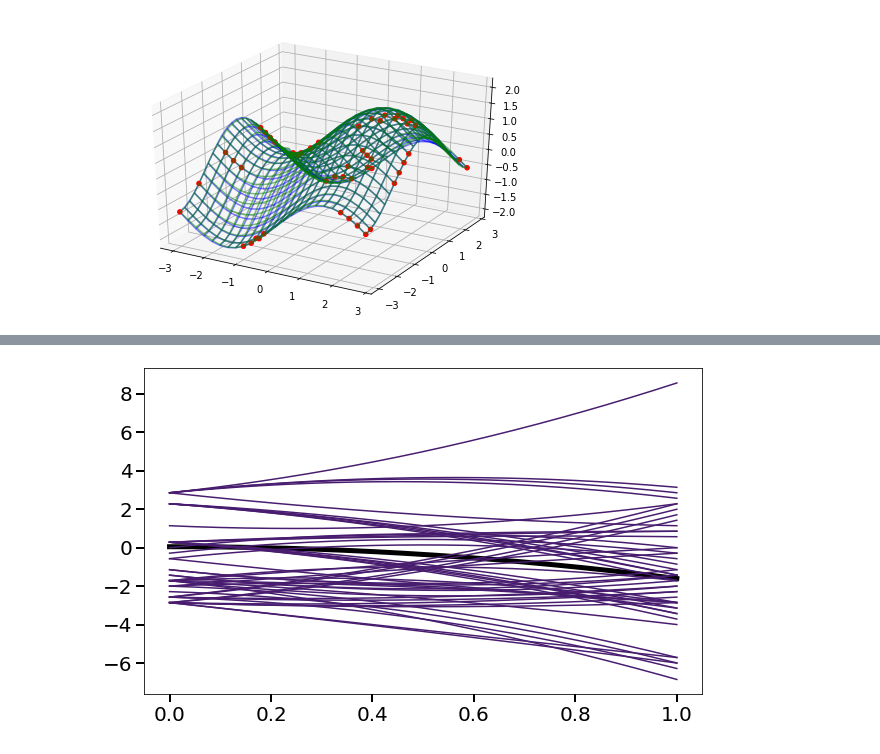
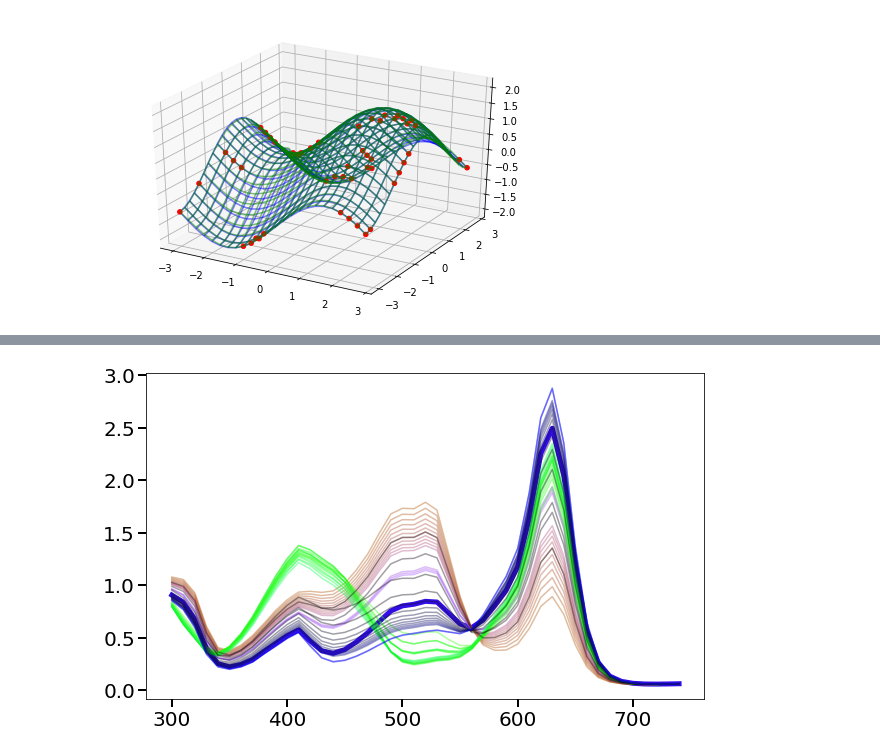
Before and after one commit to REAL-Pipetting/REinforced-Automaton-Learning-REAL-Pipetting, a Jupyter notebook: rlp/UCB/GP_BUCB_Example.ipynb, the cells around one changed output, grey strips where cells are left out. Saved outputs shown, nothing was run; the diff lists cells and outputs as text; code cells hidden in the pictures.

```diff
--- a/rlp/UCB/GP_BUCB_Example.ipynb
+++ b/rlp/UCB/GP_BUCB_Example.ipynb
@@ -164,7 +246,7 @@ df
 # %% [markdown]
 # UCB1
 # %%
-def ucb1_policy(df, time_step, column_names, batch_size=3, ucb_scale=2.0):
+def ucb1_policy(df, time_step, column_names, metric='Cos', batch_size=3, ucb_scale=2.0):
     '''
     Applies UCB1 policy to generate recommendations.
 
@@ -191,8 +273,8 @@ def ucb1_policy(df, time_step, column_names, batch_size=3, ucb_scale=2.0):
     grouped_df = df.groupby(column_names)
     grouped_df = grouped_df.agg(['mean', 'count', 'std'])
 
-    grouped_df['ucb'] = grouped_df[('MSE', 'mean')] + \
-        np.sqrt(2*np.log(time_step) / grouped_df[('MSE', 'count')])
+    grouped_df['ucb'] = grouped_df[(metric, 'mean')] + \
+        np.sqrt(2*np.log(time_step) / grouped_df[(metric, 'count')])
         # Gaussian
 #         2 * grouped_df[('MSE', 'mean')] / np.sqrt(grouped_df[('MSE', 'mean')])
 
@@ -300,17 +384,17 @@ ax.scatter([x[0] for x in agent.X], [x[1] for x in agent.X], agent.Y, c='r',
 # modifying it to work with this toy example
 # %%
 class Environment(object):
-    def __init__(self, X_arr, target):
+    def __init__(self, target, RED, GREEN, BLUE):
         # in future this will be basis spectra
-        self.X_arr = X_arr
         self.target = target
+        self.RED = RED
+        self.GREEN = GREEN
+        self.BLUE = BLUE
 
     def sample(self, action):
         # add systematic low here
         # get output was defined above
-        result = get_output(action, self.X_arr)
-        mse = np.sum((Y-target)**2)/Y.shape[0]
-        return np.average(cosine_similarity(target.reshape(1, -1), Y=result.reshape(1, -1)).reshape(1, -1))
-        return -mse
-        return pearsonr(result, self.target)[0]
+        result = spectra_from_conc(action, self.RED, self.GREEN, self.BLUE)
+        metric = get_cos_sim(target, result)
+        return metric
 # %%
@@ -322,5 +405,5 @@ print(np.array(param_space).shape)
 # %%
-env = Environment(X, target)
+env = Environment(target, RED, GREEN, BLUE)
 agent = ucb.GPUCB(param_space, env)
 # %%
 # training loop
@@ -380,9 +465,10 @@ ax.scatter([x[0] for x in Recs], [x[1] for x in Recs], agent.Y, c='r',
 # %%
 # spectra toy model
-env = Environment(X, target)
+batch_size = 15
+env = Environment(target, RED, GREEN, BLUE)
 agent = ucb.BatchGPUCB(batch_size, param_space, env)
 # training loop
-for i in range(10):
+for i in range(3):
     agent.learn()
 # %%
 Recs = np.array(agent.X).squeeze().reshape(-1, 3)
@@ -392,29 +478,29 @@ Recs.shape
 # %%
 def plot_batch(Recomendations):
     cm = plt.cm.viridis
     ncols=3
     fig, ax = plt.subplots(figsize=(10,6))
     fontsize = 16
 
     total_time_steps = Recomendations.shape[0]
-    Colors = cm(np.arange(total_time_steps)/(total_time_steps-1))
 
-    plt.plot(X, target, 'k-', linewidth=5, label="Target")
+    plt.plot(wavelength, target, '-', c=target_action, linewidth=5, label="Target")
 
     for i in range(total_time_steps):
         action =  Recomendations[i]
         low_action = add_systematic_low_to_actions(action)
-        plt.plot(X, get_output(low_action, X), '-', c=Colors[t])
+        plt.plot(wavelength, spectra_from_conc(low_action, RED, GREEN, BLUE), '-',
+                 c=action, alpha=0.4)
         i += 1
 
     plt.xticks(fontsize=fontsize+4)
     plt.yticks(fontsize=fontsize+4)
 
     ax.tick_params(direction='out', width=2, length=8)
     ax.tick_params(direction='out', which='minor', width=1, length=5)
 
     plt.show()
 
 plot_batch(Recs)
 # %% [output]
-[figure, old version]
+[figure, new version]
```
Also changed, not shown: parts of 19 cells of this notebook.
